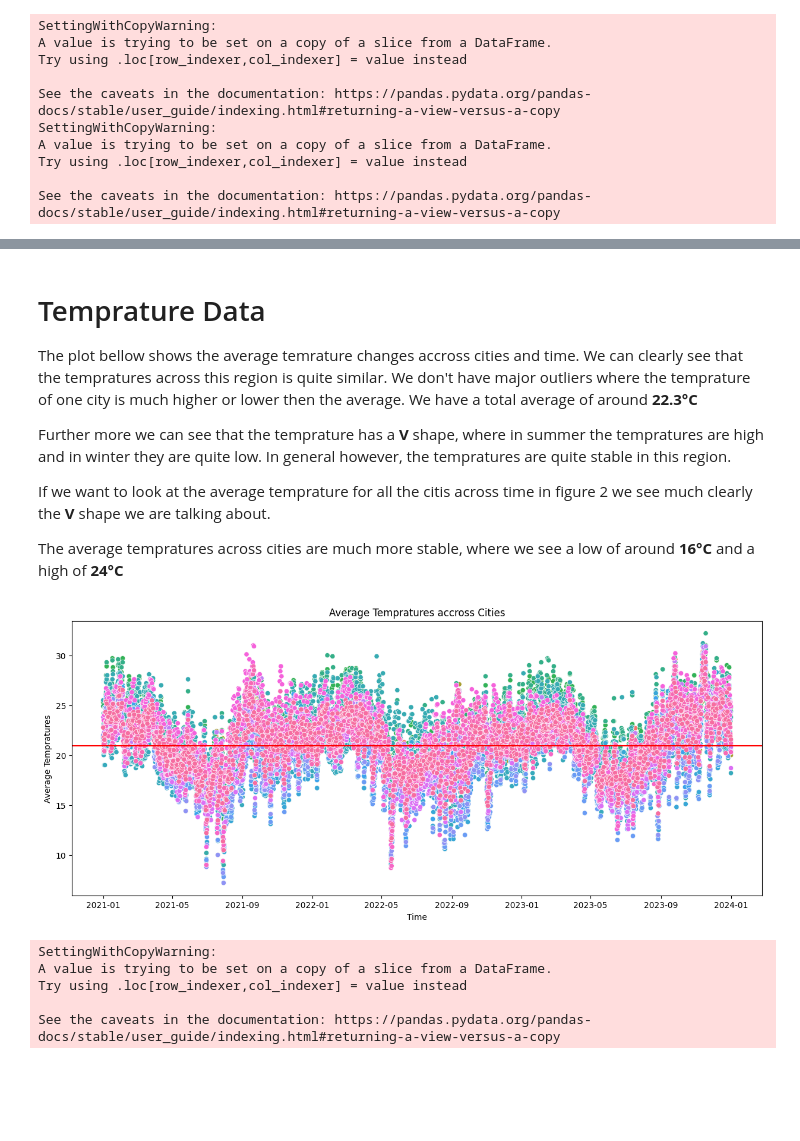
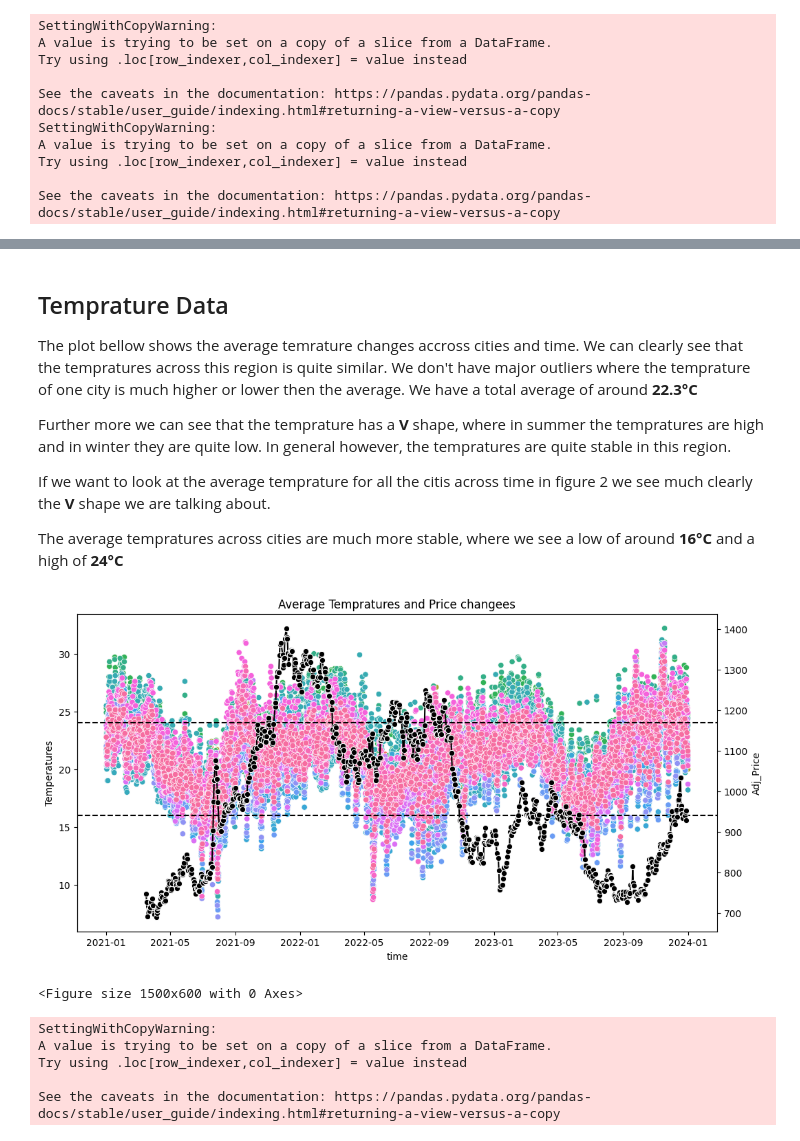
Before and after one commit to maseehfaizan/Project_code, a Jupyter notebook: Master.ipynb, the cells around one changed output, grey strips where cells are left out. Drawn from its saved outputs; the diff is of its cells as text; code cells hidden in the pictures; blank space fills up the shorter version.

```diff
--- a/Master.ipynb
+++ b/Master.ipynb
@@ -189,5 +278,5 @@ ext.head(2)
 # %% [markdown]
-# Temprature Data
+## Temprature Data
 
 The plot bellow shows the average temrature changes accross cities and time. We can clearly see that the tempratures across this region is quite similar. We don't have major outliers where the temprature of one city is much higher or lower then the average.
 We have a total average of around **22.3°C**
@@ -197,29 +286,32 @@ Further more we can see that the temprature has a **V** shape, where in summer t
 If we want to look at the average temprature for all the citis across time in figure 2 we see much clearly the **V** shape we are talking about.
 
 The average tempratures across cities are much more stable, where we see a low of around **16°C** and a high of **24°C**
-# %%
-# Computing the temprature mean across cities and time.
-average_temp = tavg_df['Average Temperature'].mean()
-
-#This changes the DataFrame from a wide format to a long format where each
-#row represents a single observation, making it easier to plot using functions that expect data in this format.
-df_melted = tavg_df.reset_index().melt(id_vars='time', var_name='variable', value_name='value')
-
-# Create a plot using Seaborn
-plt.figure(figsize=(15, 6))
-sns.scatterplot(data=df_melted, x='time', y='value', hue='variable',legend=False)
-
-
-# Adding labels and title
-plt.xlabel('Time')
-plt.ylabel('Average Tempratures')
-plt.title('Average Tempratures accross Cities')
-plt.axhline(y = average_temp,color='red')
-
-# Show the plot
-plt.show()
-# %% [output]
-[figure, removed]
+# %%
+fig, axs = plt.subplots(figsize=(12, 6))
+
+# Computing the temprature mean across cities and time.
+average_temp = tavg_df['Average Temperature'].mean()
+
+# Create a plot using Seaborn
+plt.figure(figsize=(15, 6))
+sns.scatterplot(data=df_melted, x='time', y='Temperatures', hue='City',legend=False,ax=axs)
+
+ax2 = axs.twinx()
+sns.lineplot(data=main, x='Date', y='Adj_Price',color='black',marker='o',ax = ax2)
+
+
+axs.set_title('Average Tempratures and Price changees')
+axs.spines['right'].set_visible(False)
+axs.spines['top'].set_visible(False)
+
+axs.axhline(y=24,color='black',linestyle='--')
+axs.axhline(y=16,color='black',linestyle='--')
+
+# Show the plot
+plt.show()
+# %% [output]
+[figure, added]
+<Figure size 1500x600 with 0 Axes>
 # %%
 tavg_df.reset_index(inplace=True)
 tavg_df['year'] = tavg_df['time'].dt.year  # Extracting year from date
```
Also changed, not shown: parts of 51 cells of this notebook.
